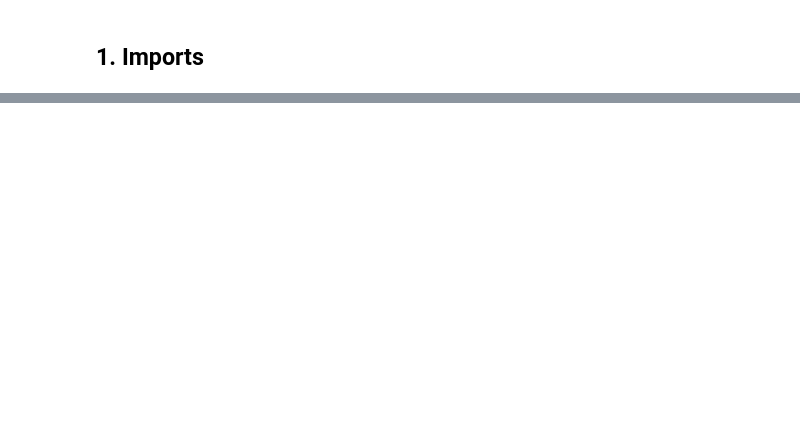
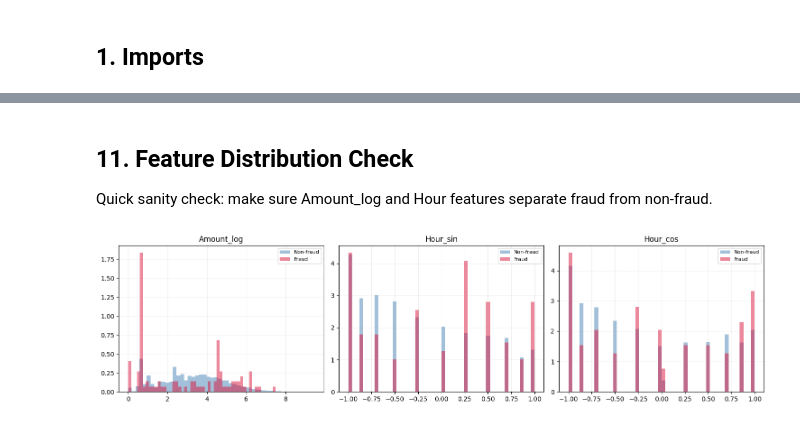
Before and after one commit to NullBitZer0/real-time-fraud-detection, a Jupyter notebook: notebooks/experiments.ipynb, the cells around one changed output, grey strips where cells are left out. Cells and saved outputs as stored; diff of their text form; code cells hidden in the pictures; blank space fills up the shorter version.

```diff
--- a/notebooks/experiments.ipynb
+++ b/notebooks/experiments.ipynb
@@ -309,0 +36,11 @@ for m, v in results_df.groupby("Model")["PR_AUC"].mean().sort_values(ascending=F
+# %%
+v_cols_all = [c for c in X_train.columns if c.startswith("V")]
+fraud = X_train.loc[y_train == 1, v_cols_all]
+mu, sg = fraud.mean(), fraud.std()
+extreme = (X_train[v_cols_all].sub(mu).abs() > 3 * sg).astype(int)
+n_extreme = extreme.sum(axis=1)
+rows_to_drop = n_extreme[n_extreme >= 5].index
+X_train_clean = X_train.drop(rows_to_drop)
+y_train_clean = y_train.drop(rows_to_drop)
+v_cols_all = [c for c in X_train.columns if c.startswith("V")]
+print(f"Fraud train: {y_train.sum()}  Dropped {len(rows_to_drop)} rows  Clean fraud: {y_train_clean.sum()}")
@@ -309,0 +270,17 @@ for m, v in results_df.groupby("Model")["PR_AUC"].mean().sort_values(ascending=F
+# %% [markdown]
+## 11. Feature Distribution Check
+
+Quick sanity check: make sure Amount_log and Hour features separate fraud from non-fraud.
+# %%
+fig, axes = plt.subplots(1, 3, figsize=(15,4))
+plot_df = Xte.copy()
+plot_df["Class"] = y_test.values
+titles = ["Amount_log","Hour_sin","Hour_cos"]
+for ax, col in zip(axes, titles):
+    for cls, color, label in zip([0,1], ["steelblue","crimson"], ["Non-fraud","Fraud"]):
+        vals = plot_df.loc[plot_df["Class"]==cls, col]
+        ax.hist(vals, bins=50, alpha=0.5, color=color, label=label, density=True)
+    ax.set_title(col); ax.legend(fontsize=8); ax.grid(alpha=0.2)
+plt.tight_layout(); plt.show()
+# %% [output]
+[figure, added]
```
Also changed, not shown: parts of 40 cells of this notebook.
